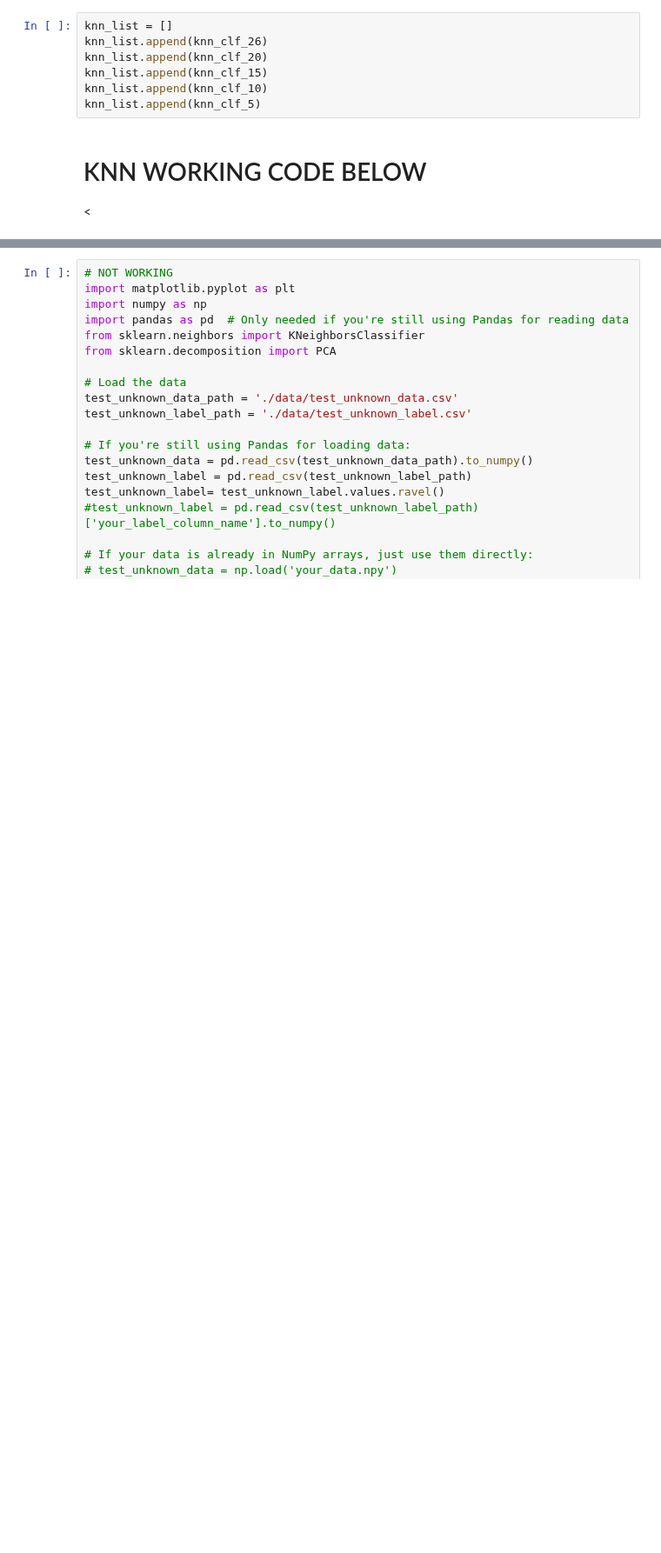
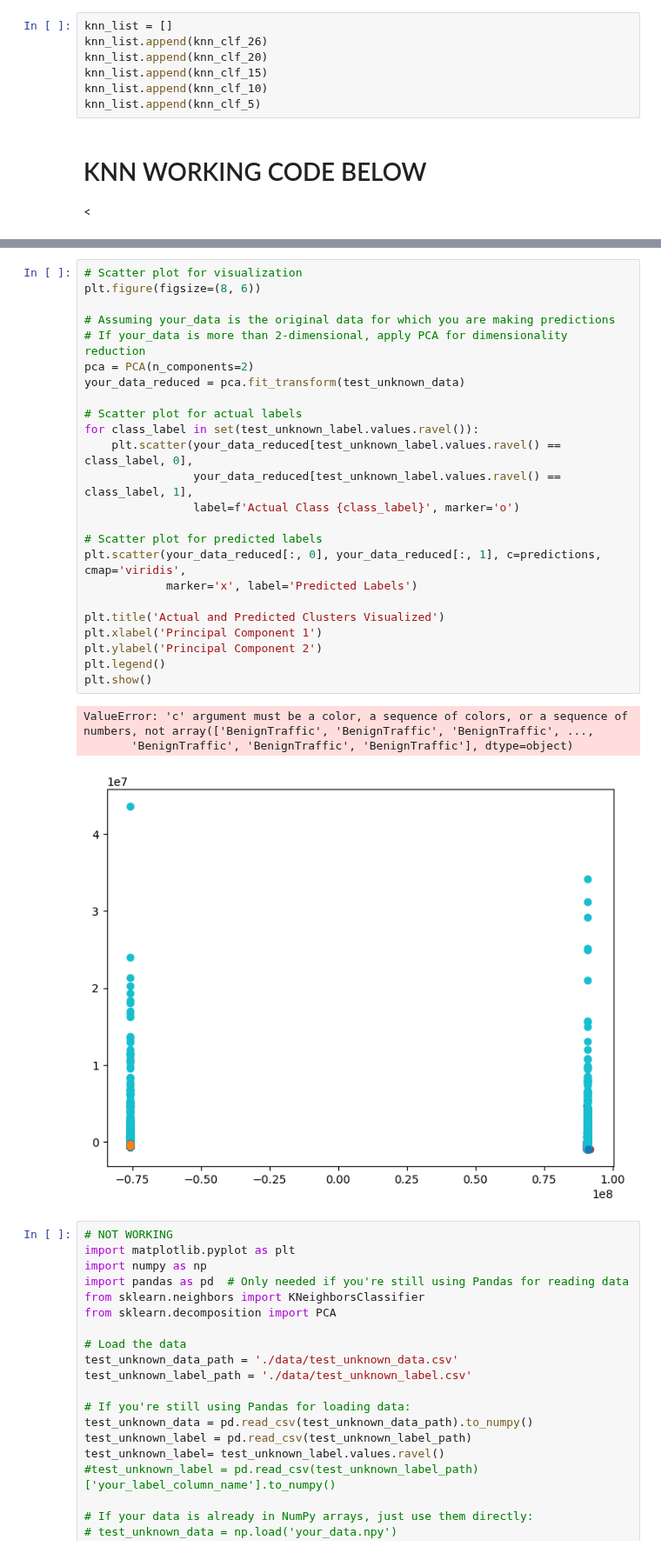
Before and after one commit to ML-Project-Team-5/Project_NetworkIDS, a Jupyter notebook: JUI-KNN.ipynb, the cells around one changed output, grey strips where cells are left out. Shown at 87% size. Saved outputs shown, nothing was run; the diff lists cells and outputs as text; blank space fills up the shorter version.

```diff
--- a/JUI-KNN.ipynb
+++ b/JUI-KNN.ipynb
@@ -182,3 +188,31 @@ MemoryError: Unable to allocate 62.2 GiB for an array with shape (8342671712,) a
+# %%
+# Scatter plot for visualization
+plt.figure(figsize=(8, 6))
+
+# Assuming your_data is the original data for which you are making predictions
+# If your_data is more than 2-dimensional, apply PCA for dimensionality reduction
+pca = PCA(n_components=2)
+your_data_reduced = pca.fit_transform(test_unknown_data)
+
+# Scatter plot for actual labels
+for class_label in set(test_unknown_label.values.ravel()):
+    plt.scatter(your_data_reduced[test_unknown_label.values.ravel() == class_label, 0],
+                your_data_reduced[test_unknown_label.values.ravel() == class_label, 1],
+                label=f'Actual Class {class_label}', marker='o')
+
+# Scatter plot for predicted labels
+plt.scatter(your_data_reduced[:, 0], your_data_reduced[:, 1], c=predictions, cmap='viridis',
+            marker='x', label='Predicted Labels')
+
+plt.title('Actual and Predicted Clusters Visualized')
+plt.xlabel('Principal Component 1')
+plt.ylabel('Principal Component 2')
+plt.legend()
+plt.show()
+# %% [output]
+ValueError: 'c' argument must be a color, a sequence of colors, or a sequence of numbers, not array(['BenignTraffic', 'BenignTraffic', 'BenignTraffic', ...,
+       'BenignTraffic', 'BenignTraffic', 'BenignTraffic'], dtype=object)
+[figure, added]
 # %%
 # NOT WORKING
 import matplotlib.pyplot as plt
```
Also changed, not shown: parts of 3 cells of this notebook.
